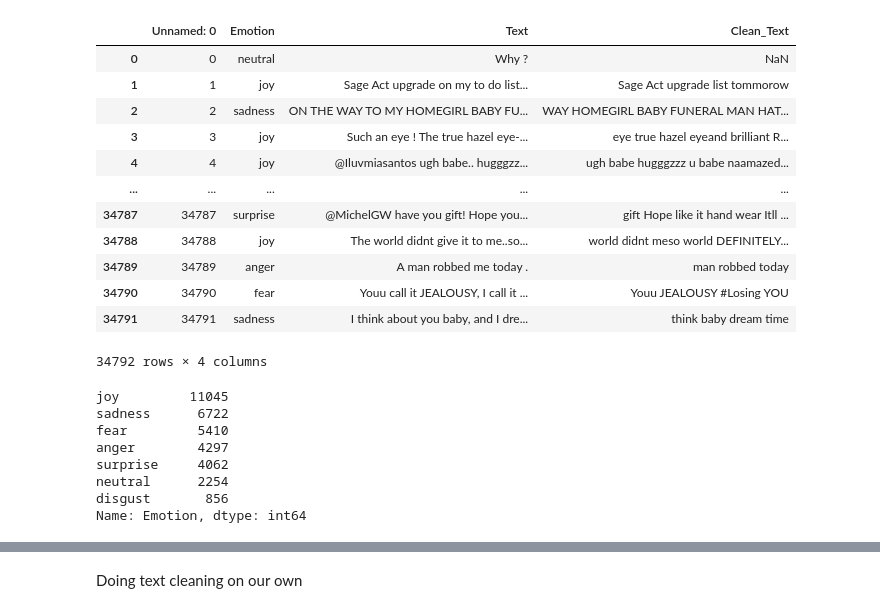
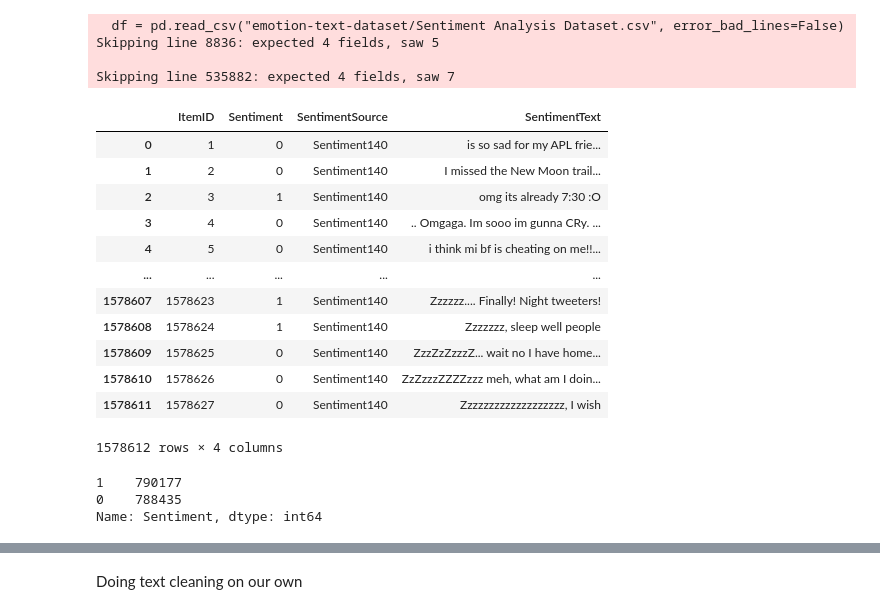
Before and after one commit to Mingtaros/Emotion_Classifier_from_Speech_Text, a Jupyter notebook: Emotion Text Classifier.ipynb, the cells around one changed output, grey strips where cells are left out. Drawn from its saved outputs; the diff is of its cells as text; code cells hidden in the pictures.

```diff
--- a/Emotion Text Classifier.ipynb
+++ b/Emotion Text Classifier.ipynb
@@ -7,18 +9,22 @@ tqdm.pandas()
 # %%
-df = pd.read_csv("emotion-text-dataset/emotion_dataset.csv")
+df = pd.read_csv("emotion-text-dataset/Sentiment Analysis Dataset.csv", error_bad_lines=False)
 df
 # %% [output]
+  df = pd.read_csv("emotion-text-dataset/Sentiment Analysis Dataset.csv", error_bad_lines=False)
+Skipping line 8836: expected 4 fields, saw 5
+
+Skipping line 535882: expected 4 fields, saw 7
-|  | Unnamed: 0 | Emotion | Text | Clean_Text |
-| 0 | 0 | neutral | Why ? | NaN |
-| 1 | 1 | joy | Sage Act upgrade on my to do list... | Sage Act upgrade list tommorow |
-| 2 | 2 | sadness | ON THE WAY TO MY HOMEGIRL BABY FU... | WAY HOMEGIRL BABY FUNERAL MAN HAT... |
-| 3 | 3 | joy | Such an eye ! The true hazel eye-... | eye true hazel eyeand brilliant R... |
-| 4 | 4 | joy | @Iluvmiasantos ugh babe.. hugggzz... | ugh babe hugggzzz u babe naamazed... |
+|  | ItemID | Sentiment | SentimentSource | SentimentText |
+| 0 | 1 | 0 | Sentiment140 | is so sad for my APL frie... |
+| 1 | 2 | 0 | Sentiment140 | I missed the New Moon trail... |
+| 2 | 3 | 1 | Sentiment140 | omg its already 7:30 :O |
+| 3 | 4 | 0 | Sentiment140 | .. Omgaga. Im sooo im gunna CRy. ... |
+| 4 | 5 | 0 | Sentiment140 | i think mi bf is cheating on me!!... |
 | ... | ... | ... | ... | ... |
-| 34787 | 34787 | surprise | @MichelGW have you gift! Hope you... | gift Hope like it hand wear Itll ... |
-| 34788 | 34788 | joy | The world didnt give it to me..so... | world didnt meso world DEFINITELY... |
-| 34789 | 34789 | anger | A man robbed me today . | man robbed today |
-| 34790 | 34790 | fear | Youu call it JEALOUSY, I call it ... | Youu JEALOUSY #Losing YOU |
-| 34791 | 34791 | sadness | I think about you baby, and I dre... | think baby dream time |
+| 1578607 | 1578623 | 1 | Sentiment140 | Zzzzzz.... Finally! Night tweeters! |
+| 1578608 | 1578624 | 1 | Sentiment140 | Zzzzzzz, sleep well people |
+| 1578609 | 1578625 | 0 | Sentiment140 | ZzzZzZzzzZ... wait no I have home... |
+| 1578610 | 1578626 | 0 | Sentiment140 | ZzZzzzZZZZzzz meh, what am I doin... |
+| 1578611 | 1578627 | 0 | Sentiment140 | Zzzzzzzzzzzzzzzzzzz, I wish |
-34792 rows × 4 columns
+1578612 rows × 4 columns
 # %%
@@ -27,11 +36,6 @@ df = df[df["Emotion"] != "shame"]
 # %%
-df["Emotion"].value_counts()
+df["Sentiment"].value_counts()
 # %% [output]
-joy         11045
-sadness      6722
-fear         5410
-anger        4297
-surprise     4062
-neutral      2254
-disgust       856
-Name: Emotion, dtype: int64
+1    790177
+0    788435
+Name: Sentiment, dtype: int64
```
Also changed, not shown: parts of 126 cells of this notebook, 2 other files.
